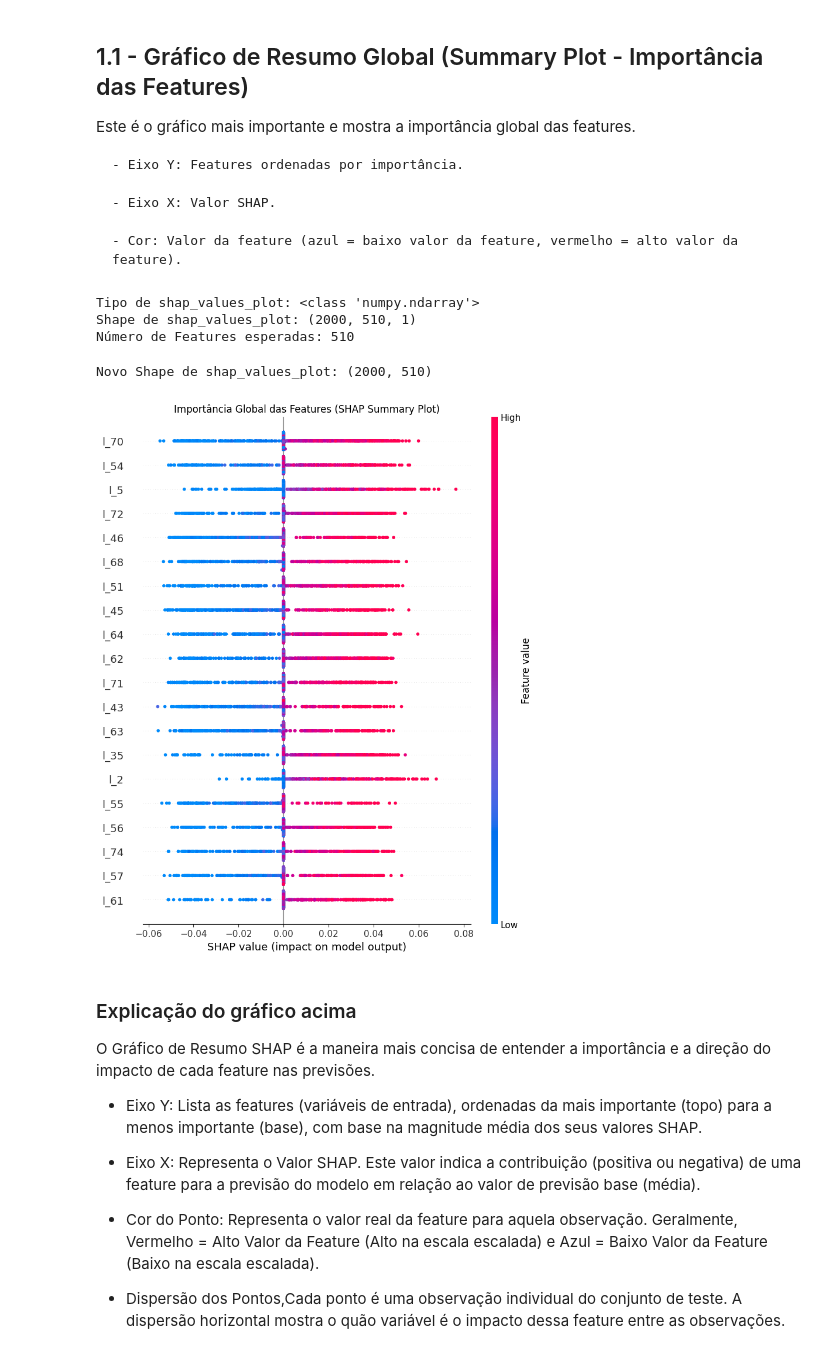
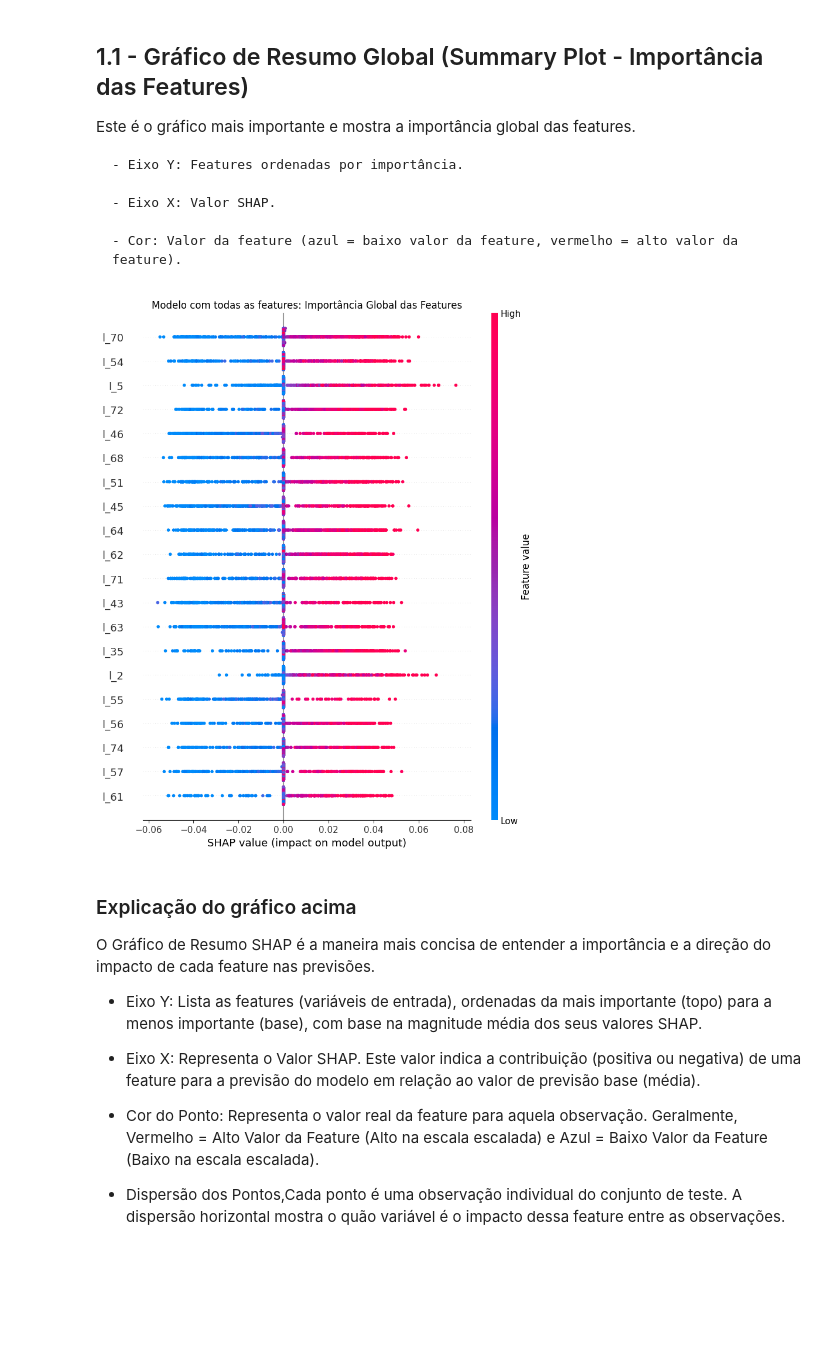
Before and after one commit to RenatodaCostaSantos/capacitacao, a Jupyter notebook: aeroespacial/notebooks/5_explicabilidade.ipynb, the cells around one changed output. Drawn from its saved outputs; the diff is of its cells as text; code cells hidden in the pictures; blank space fills up the shorter version.

Commit message:
add funcoes ao util.py para generalizar plots de explicabilidade

```diff
--- a/aeroespacial/notebooks/5_explicabilidade.ipynb
+++ b/aeroespacial/notebooks/5_explicabilidade.ipynb
@@ -181,72 +200,17 @@ Este é o gráfico mais importante e mostra a importância global das features.
     - Eixo X: Valor SHAP.
 
     - Cor: Valor da feature (azul = baixo valor da feature, vermelho = alto valor da feature).
-# %%
-if not os.path.exists(caminho_shap_all_features):
-    # Lança um erro se o arquivo não for encontrado
-    raise FileNotFoundError(
-        f"ERRO: Os valores shap contidos em '{caminho_shap_all_features}' não foi encontrado. "
-        "Execute o notebook/script de treinamento do modelo primeiro."
-    )
-
-else:
-    if isinstance(shap_values, list):
-        shap_values_plot = shap_values[0]
-    else:
-        shap_values_plot = shap_values
-
-    print(f"Tipo de shap_values_plot: {type(shap_values_plot)}")
-    print(f"Shape de shap_values_plot: {shap_values_plot.shape}")
-    print(f"Número de Features esperadas: {len(selected_feature_names)}") # Use o nome da sua lista de features
-# %% [output]
-Tipo de shap_values_plot: <class 'numpy.ndarray'>
-Shape de shap_values_plot: (2000, 510, 1)
-Número de Features esperadas: 510
-# %%
-if not os.path.exists(caminho_shap_all_features):
-    # Lança um erro se o arquivo não for encontrado
-    raise FileNotFoundError(
-        f"ERRO: Os valores shap contidos em '{caminho_shap_all_features}' não foi encontrado. "
-        "Execute o notebook/script de treinamento do modelo primeiro."
-    )
-
-else:
-
-    if isinstance(shap_values, list):
-        # Pega o primeiro elemento da lista
-        shap_values_array = shap_values[0]
-
-    else:
-        shap_values_array = shap_values
-
-    # ACHATA o array de (2000, 510, 1) para (2000, 510)
-    shap_values_plot = np.squeeze(shap_values_array)
-
-    # Verificação após o squeeze
-    print(f"Novo Shape de shap_values_plot: {shap_values_plot.shape}")
-
-    # --- Geração do Gráfico ---
-
-    shap.summary_plot(
-        shap_values_plot,
-        X_test_scaled,
-        feature_names=selected_feature_names,
-        show=False
-    )
-    plt.title("Importância Global das Features (SHAP Summary Plot)")
-    plt.show()
-
-    # Salvar a imagem. O formato é determinado pela extensão (.png, .jpg, .pdf, .svg)
-    plt.savefig(
-        '../data/08_reporting/shap_summary_plot_all_features.png',
-        dpi=300,        # Alta resolução para qualidade de relatório
-        bbox_inches='tight' # Garante que todos os rótulos e eixos sejam incluídos
-    )
-    plt.clf() # Limpa o Matplotlib Figure para o próximo gráfico (opcional, mas recomendado)
-    plt.close() # Fecha a figura (libera memória)
-# %% [output]
-Novo Shape de shap_values_plot: (2000, 510)
-[figure, removed]
+# %%
+utils.plot_shap_summary(
+    shap_values=shap_values,
+    shap_values_plot=shap_values_plot,
+    X_test_scaled=X_test_scaled,
+    selected_feature_names=selected_feature_names,
+    title="Modelo com todas as features: Importância Global das Features",
+    save_filename='../data/08_reporting/shap_summary_plot_all_features.png'
+)
+# %% [output]
+[figure, added]
 # %% [markdown]
 ### Explicação do gráfico acima
 
```
Also changed, not shown: parts of 9 cells of this notebook, 2 other files.
